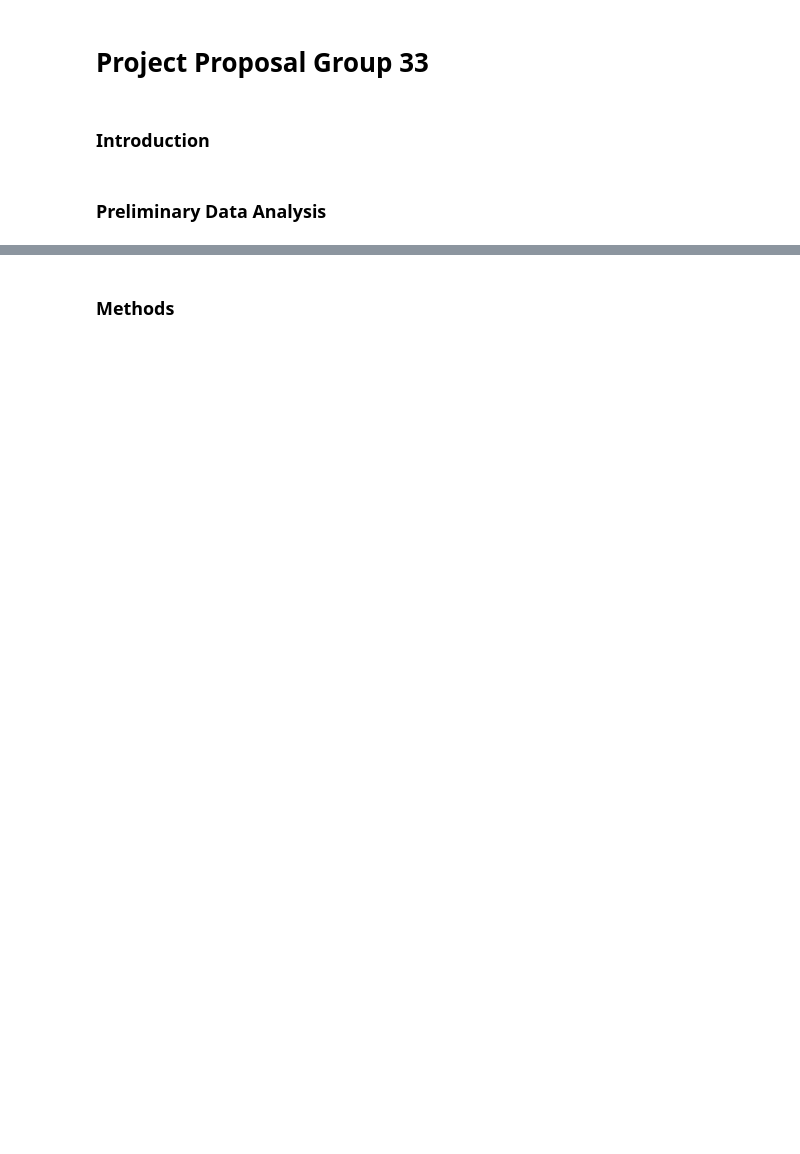
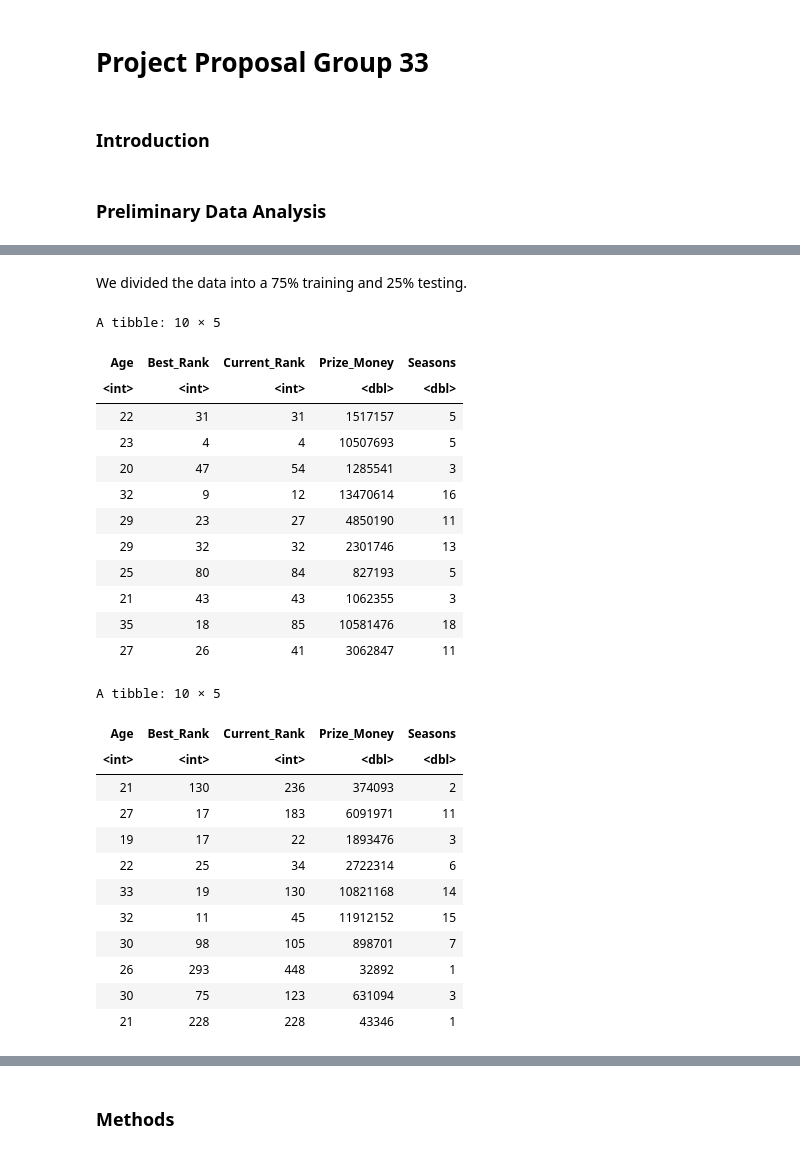
Before and after one commit to chaeyoonchang/dsci-100-group-007-33, a Jupyter notebook: proposal.ipynb, the cells around one changed output, grey strips where cells are left out. Saved outputs shown, nothing was run; the diff lists cells and outputs as text; code cells hidden in the pictures; blank space fills up the shorter version.

```diff
--- a/proposal.ipynb
+++ b/proposal.ipynb
@@ -166,0 +153,35 @@ A tibble: 364 × 5
+# %% [markdown]
+We divided the data into a 75% training and 25% testing.
+# %%
+tennis_data_split <- initial_split(tennis_data_mutated, prop = .75, strata = Current_Rank)
+tennis_data_train <- training(tennis_data_split)
+tennis_data_test <- testing(tennis_data_split)
+head(tennis_data_train, n = 10)
+head(tennis_data_test, n = 10)
+# %% [output]
+A tibble: 10 × 5
+| Age | Best_Rank | Current_Rank | Prize_Money | Seasons |
+| <int> | <int> | <int> | <dbl> | <dbl> |
+| 22 | 31 | 31 | 1517157 | 5 |
+| 23 | 4 | 4 | 10507693 | 5 |
+| 20 | 47 | 54 | 1285541 | 3 |
+| 32 | 9 | 12 | 13470614 | 16 |
+| 29 | 23 | 27 | 4850190 | 11 |
+| 29 | 32 | 32 | 2301746 | 13 |
+| 25 | 80 | 84 | 827193 | 5 |
+| 21 | 43 | 43 | 1062355 | 3 |
+| 35 | 18 | 85 | 10581476 | 18 |
+| 27 | 26 | 41 | 3062847 | 11 |
+A tibble: 10 × 5
+| Age | Best_Rank | Current_Rank | Prize_Money | Seasons |
+| <int> | <int> | <int> | <dbl> | <dbl> |
+| 21 | 130 | 236 | 374093 | 2 |
+| 27 | 17 | 183 | 6091971 | 11 |
+| 19 | 17 | 22 | 1893476 | 3 |
+| 22 | 25 | 34 | 2722314 | 6 |
+| 33 | 19 | 130 | 10821168 | 14 |
+| 32 | 11 | 45 | 11912152 | 15 |
+| 30 | 98 | 105 | 898701 | 7 |
+| 26 | 293 | 448 | 32892 | 1 |
+| 30 | 75 | 123 | 631094 | 3 |
+| 21 | 228 | 228 | 43346 | 1 |
```
Also changed, not shown: parts of 13 cells of this notebook.
